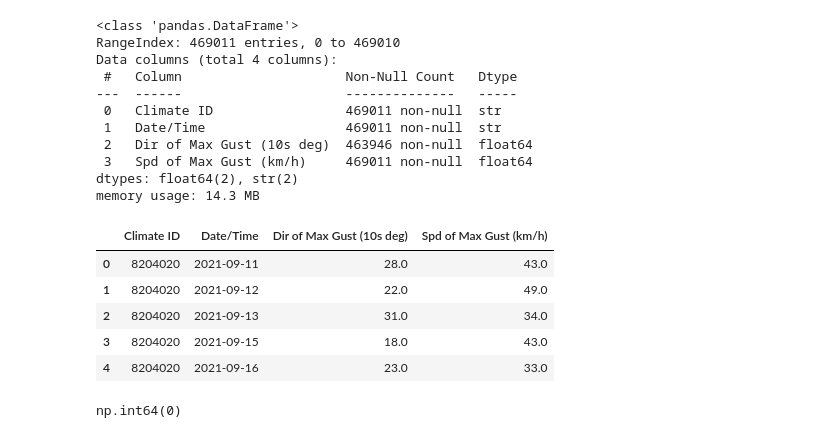
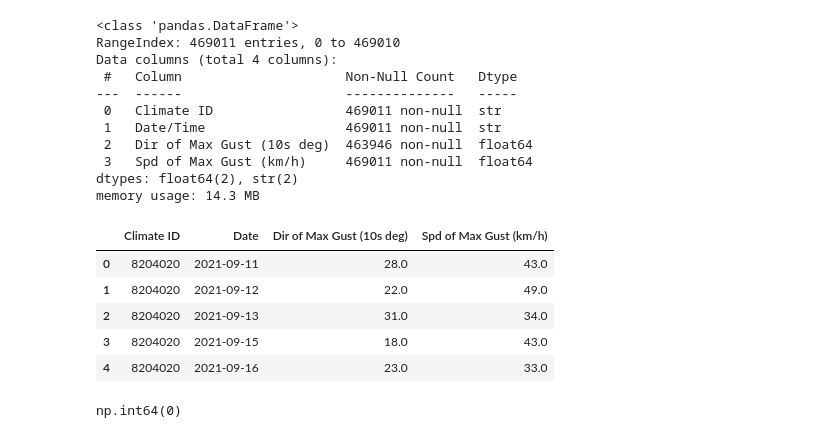
Before and after one commit to w0514508/NSCCProject-TeamCharlie, a Jupyter notebook: scripts/python/Yashaswi/TempEDAwithnulls.ipynb, the cells around one changed output. Cells and saved outputs as stored; diff of their text form; code cells hidden in the pictures.

Commit message:
Data Model update Temp

```diff
--- a/scripts/python/Yashaswi/TempEDAwithnulls.ipynb
+++ b/scripts/python/Yashaswi/TempEDAwithnulls.ipynb
@@ -3,7 +3,7 @@ import pandas as pd
 from pathlib import Path
 from datetime import datetime
 # %%
-csv_path = Path("./Atlantic_Climate.csv")
+csv_path = Path("./../../../data/clean/Yashaswi/Atlantic_Climate.csv")
 df = pd.read_csv(csv_path, low_memory=False)
 # %%
 df.info()
@@ -43,0 +64,18 @@ Index(['Longitude (x)', 'Latitude (y)', 'Station Name', 'Climate ID',
+# %%
+import pandas as pd
+
+df["Date/Time"] = pd.to_datetime(df["Date/Time"])
+df_2010_2025 = df[
+    (df["Date/Time"] >= "2010-01-01") &
+    (df["Date/Time"] <= "2025-12-31")
+]
+precip_2010_2025 = df_2010_2025[
+    [
+        "Climate ID",
+        "Date/Time",
+        "Total Rain (mm)",
+        "Total Snow (cm)",
+        "Total Precip (mm)",
+        "Snow on Grnd (cm)"
+    ]
+]
@@ -588,9 +764,10 @@ Data columns (total 4 columns):
 dtypes: float64(2), str(2)
 memory usage: 14.3 MB
 # %%
+df_wind_clean = df_wind_clean.rename(columns={"Date/Time": "Date"})
 df_wind_clean.head()
 # %% [output]
-|  | Climate ID | Date/Time | Dir of Max Gust (10s deg) | Spd of Max Gust (km/h) |
+|  | Climate ID | Date | Dir of Max Gust (10s deg) | Spd of Max Gust (km/h) |
 | 0 | 8204020 | 2021-09-11 | 28.0 | 43.0 |
 | 1 | 8204020 | 2021-09-12 | 22.0 | 49.0 |
 | 2 | 8204020 | 2021-09-13 | 31.0 | 34.0 |
```
Also changed, not shown: parts of 33 cells of this notebook, 9 other files.
